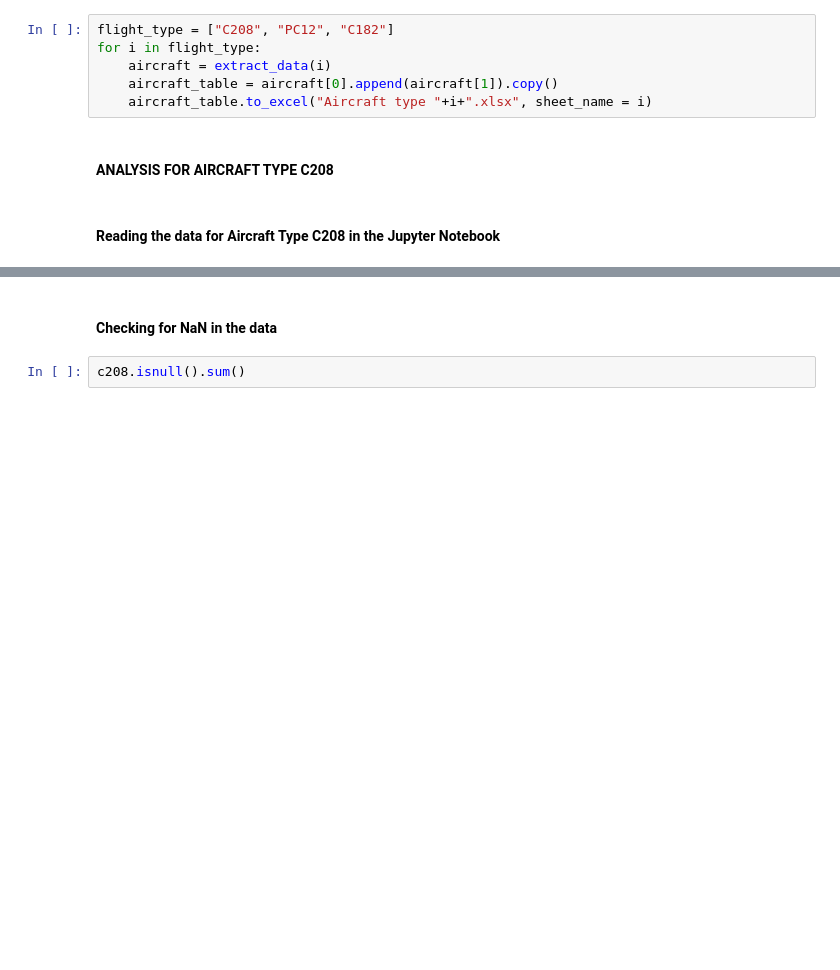
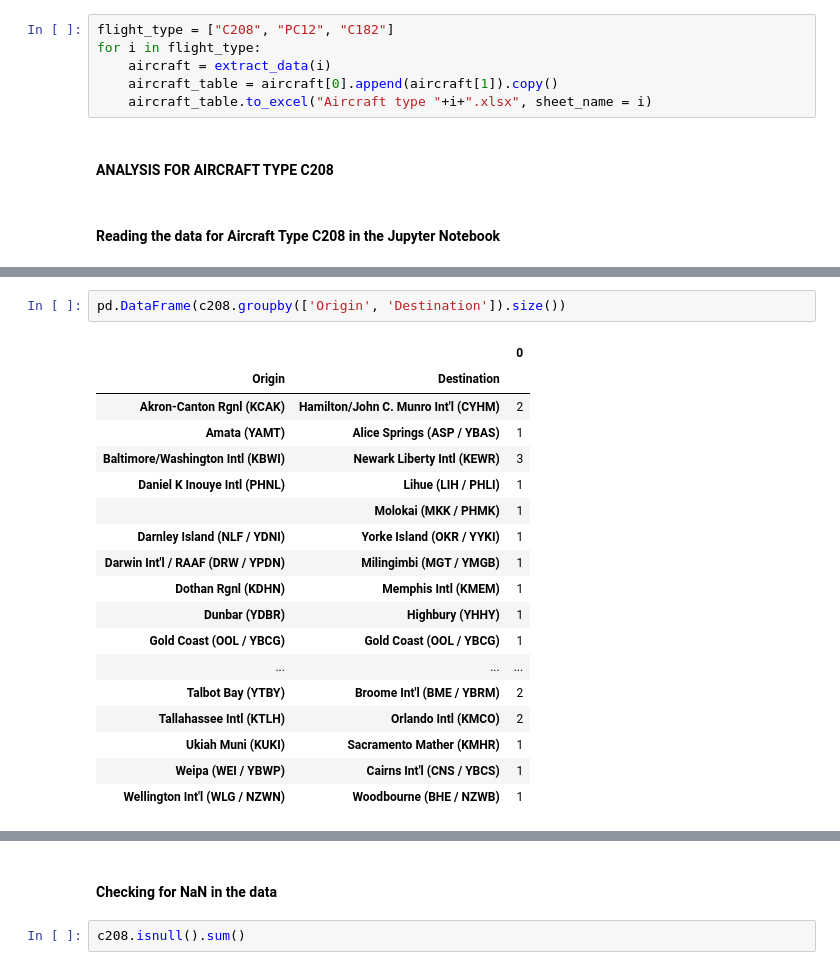
Before and after one commit to ApurvaSalvi/Magnix-Assessment, a Jupyter notebook: MagniX Assignment 2.ipynb, the cells around one changed output, grey strips where cells are left out. Cells and saved outputs as stored; diff of their text form; blank space fills up the shorter version.

```diff
--- a/MagniX Assignment 2.ipynb
+++ b/MagniX Assignment 2.ipynb
@@ -51,3 +51,24 @@ c208
 | 37 | BVN7521 | C208 | Tallahassee Intl (KTLH) | Orlando Intl (KMCO) | Thu 09:47PM EDT | Thu 11:07PM EDT | 01:20 | ... |
 | 38 | VH-UOL | C208 | Darwin Int'l / RAAF (DRW / YPDN) | Milingimbi (MGT / YMGB) | Fri 11:17AM ACST | Fri 12:51PM ACST | 01:26 | ... |
 | 39 | N1029Y | C208 | Bethel (BET / PABE) | NaN | Thu 05:35PM AKDT | NaN | NaN | ... |
+# %%
+pd.DataFrame(c208.groupby(['Origin', 'Destination']).size())
+# %% [output]
+|  |  | 0 |
+| Origin | Destination |  |
+| Akron-Canton Rgnl (KCAK) | Hamilton/John C. Munro Int'l (CYHM) | 2 |
+| Amata (YAMT) | Alice Springs (ASP / YBAS) | 1 |
+| Baltimore/Washington Intl (KBWI) | Newark Liberty Intl (KEWR) | 3 |
+| Daniel K Inouye Intl (PHNL) | Lihue (LIH / PHLI) | 1 |
+|  | Molokai (MKK / PHMK) | 1 |
+| Darnley Island (NLF / YDNI) | Yorke Island (OKR / YYKI) | 1 |
+| Darwin Int'l / RAAF (DRW / YPDN) | Milingimbi (MGT / YMGB) | 1 |
+| Dothan Rgnl (KDHN) | Memphis Intl (KMEM) | 1 |
+| Dunbar (YDBR) | Highbury (YHHY) | 1 |
+| Gold Coast (OOL / YBCG) | Gold Coast (OOL / YBCG) | 1 |
+| ... | ... | ... |
+| Talbot Bay (YTBY) | Broome Int'l (BME / YBRM) | 2 |
+| Tallahassee Intl (KTLH) | Orlando Intl (KMCO) | 2 |
+| Ukiah Muni (KUKI) | Sacramento Mather (KMHR) | 1 |
+| Weipa (WEI / YBWP) | Cairns Int'l (CNS / YBCS) | 1 |
+| Wellington Int'l (WLG / NZWN) | Woodbourne (BHE / NZWB) | 1 |
```
Also changed, not shown: parts of 15 cells of this notebook.
